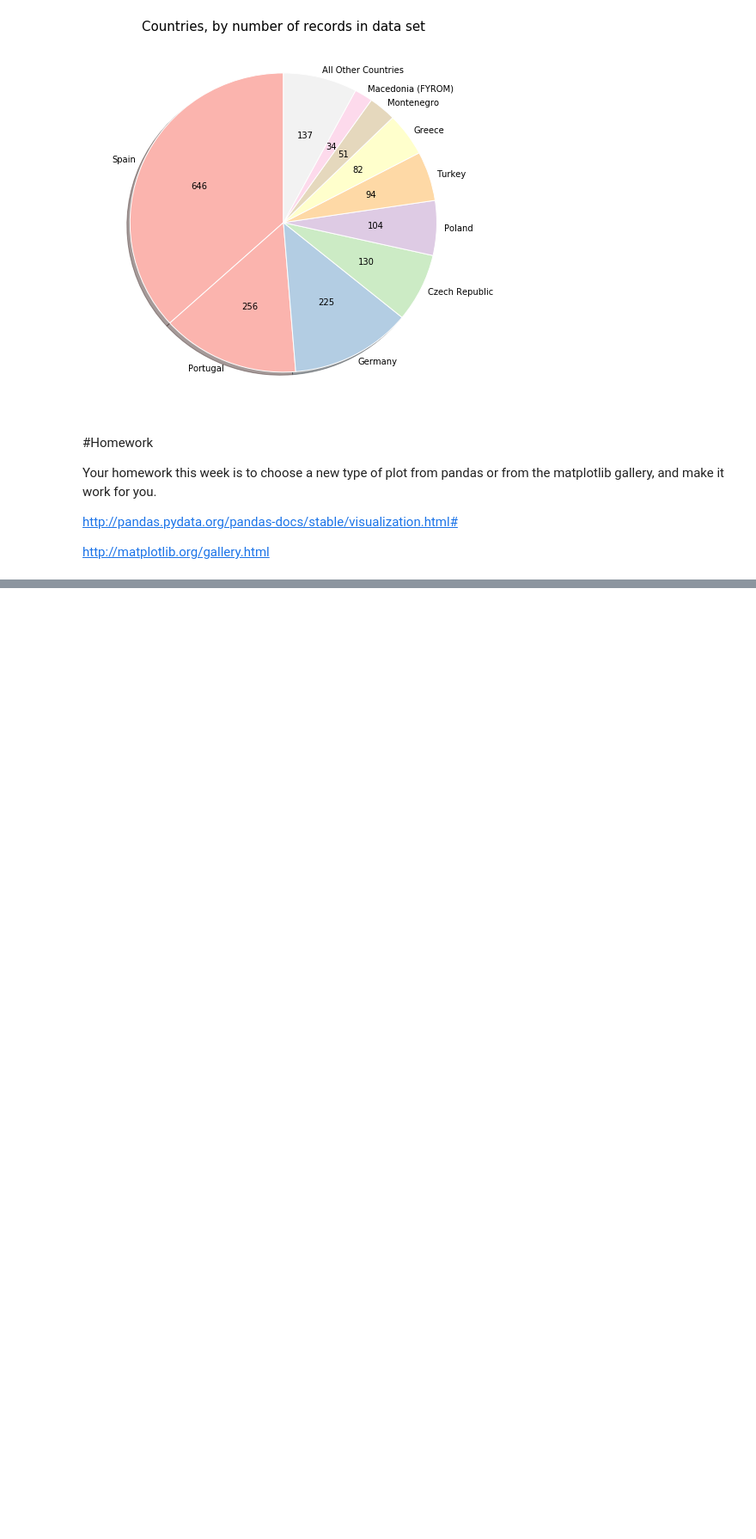
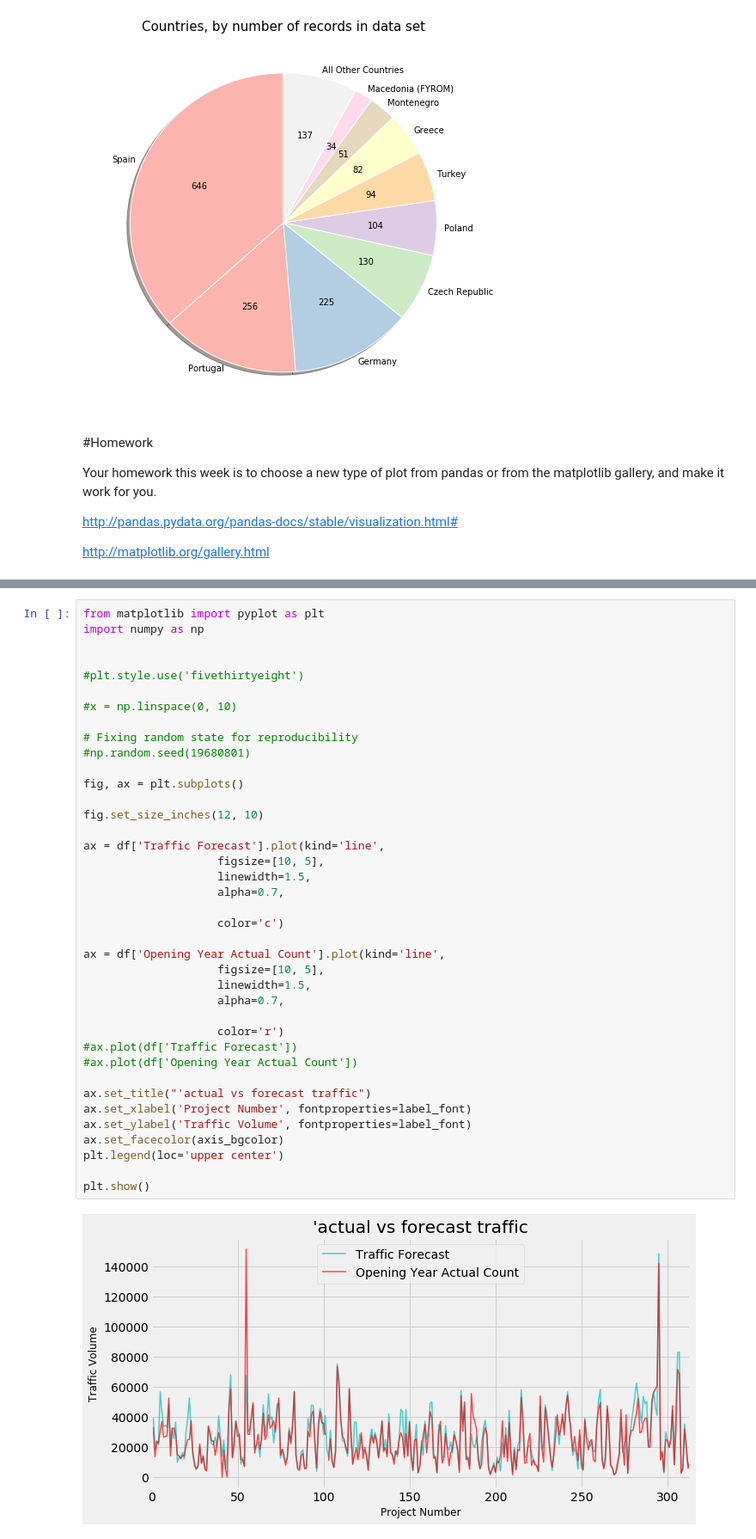
Before and after one commit to jawadmhoque/ce599, a Jupyter notebook: 15-Data Viz 1/data-viz.ipynb, the cells around one changed output, grey strips where cells are left out. Shown: that part at 86% size. Saved outputs shown, nothing was run; the diff lists cells and outputs as text; blank space fills up the shorter version.

```diff
--- a/15-Data Viz 1/data-viz.ipynb
+++ b/15-Data Viz 1/data-viz.ipynb
@@ -623,0 +673,41 @@ http://matplotlib.org/gallery.html
+# %%
+from matplotlib import pyplot as plt
+import numpy as np
+
+
+#plt.style.use('fivethirtyeight')
+
+#x = np.linspace(0, 10)
+
+# Fixing random state for reproducibility
+#np.random.seed(19680801)
+
+fig, ax = plt.subplots()
+
+fig.set_size_inches(12, 10)
+
+ax = df['Traffic Forecast'].plot(kind='line',
+                    figsize=[10, 5],
+                    linewidth=1.5,
+                    alpha=0.7,
+
+                    color='c')
+
+ax = df['Opening Year Actual Count'].plot(kind='line',
+                    figsize=[10, 5],
+                    linewidth=1.5,
+                    alpha=0.7,
+
+                    color='r')
+#ax.plot(df['Traffic Forecast'])
+#ax.plot(df['Opening Year Actual Count'])
+
+ax.set_title("'actual vs forecast traffic")
+ax.set_xlabel('Project Number', fontproperties=label_font)
+ax.set_ylabel('Traffic Volume', fontproperties=label_font)
+ax.set_facecolor(axis_bgcolor)
+plt.legend(loc='upper center')
+
+plt.show()
+# %% [output]
+[figure, added]
```
Also changed, not shown: parts of 9 cells of this notebook, 1 other file.
